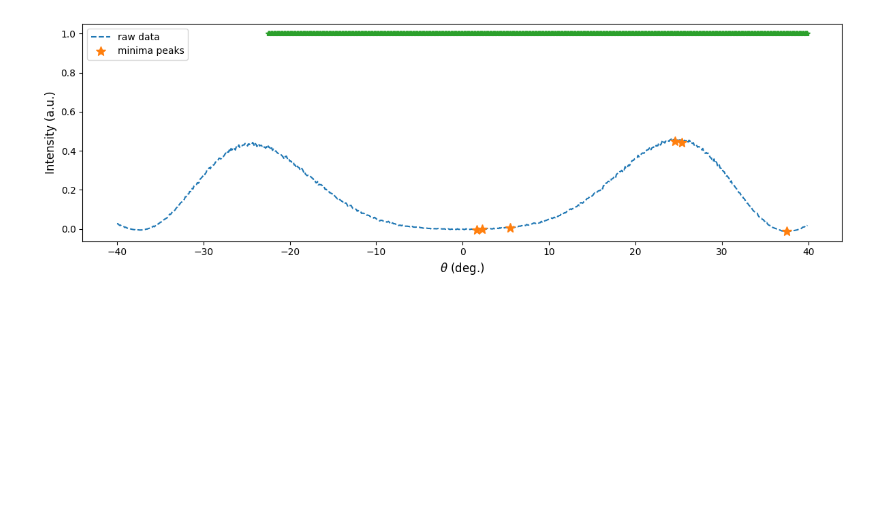
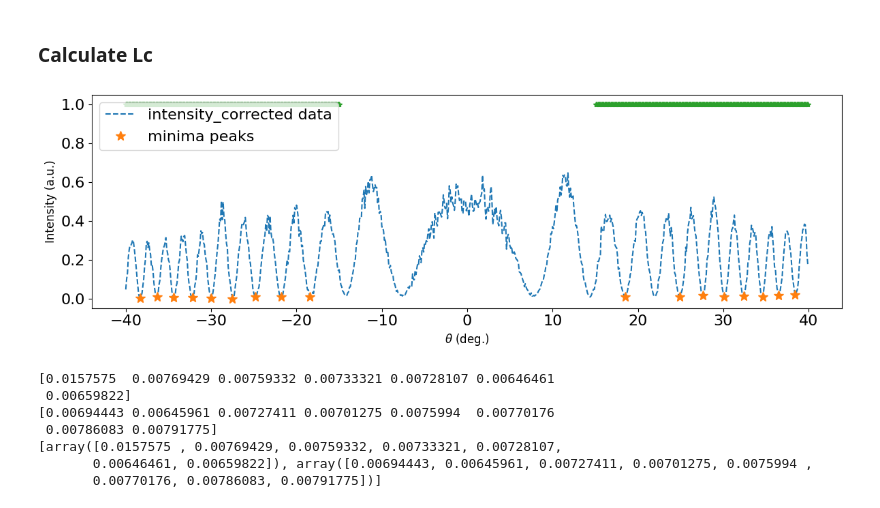
Before and after one commit to ui-kurodai/202510_NLO_measurement, a Jupyter notebook: test_fitting.ipynb, the cells around one changed output. Drawn from its saved outputs; the diff is of its cells as text; code cells hidden in the pictures; blank space fills up the shorter version.

```diff
--- a/test_fitting.ipynb
+++ b/test_fitting.ipynb
@@ -84,0 +91,6 @@ center position:  -37.53907999999998
+# %%
+try:
+    results = strategy.fit_all()
+except Exception as e:
+    print(f"Error:{e}")
+# results = strategy.fit_all()
@@ -85,7 +99,7 @@ center position:  -37.53907999999998
 # %%
 _, fit_offset = strategy._subtract_offset(analysis.data)
 minima_x = x[fit_offset["minima_idx"]]
-minima_y = raw[fit_offset["minima_idx"]]
+minima_y = intensity_corrected[fit_offset["minima_idx"]]
 offset = fit_offset["offset"]
 print("offset: ",offset)
 
@@ -93,7 +107,7 @@ print("offset: ",offset)
 plt.rcParams['font.size'] = 10
 fig, ax = plt.subplots(figsize=(12, 4))
 
-ax.plot(x, raw, label='raw data', linestyle='--')
+ax.plot(x, intensity_corrected, label='intensity_corrected data', linestyle='--')
 ax.plot(minima_x, minima_y, "*", ms=10, label='minima peaks')
 
 ax.set_xlabel(r'$\theta$ (deg.)', fontsize=12)
@@ -122,0 +177,6 @@ Name: position, dtype: float64
+# %%
+L_fit = strategy._fit_L_small_angle(meta, analysis.data)
+print(f"measured thickness:{analysis.meta["thickness_info"]["t_at_thin_end_mm"]}")
+print(L_fit)
+
+L_override = L_fit["L_mm"]
@@ -123,27 +209,45 @@ Name: position, dtype: float64
+# %% [markdown]
+### Calculate Lc
 # %%
-_, fit_Lc = strategy._calc_Lc_large_angle(analysis.meta, analysis.data, [15,180], results["L_mm"])
-minima_x = x[fit_Lc["minima_idx"]]
-minima_y = raw[fit_Lc["minima_idx"]]
+try:
+    _, fit_Lc = strategy._calc_Lc_large_angle(analysis.meta, analysis.data, [15,180], L_fit["L_mm"])
 
-theta_in_range = x[fit_Lc["x_in_range"]]
-y = [1 for i in theta_in_range]
+    minima_x = x[fit_Lc["minima_idx"]]
+    minima_y = intensity_corrected[fit_Lc["minima_idx"]]
+
+    theta_in_range = x[fit_Lc["x_in_range"]]
+    y = [1 for i in theta_in_range]
 
 
-plt.rcParams['font.size'] = 10
-fig, ax = plt.subplots(figsize=(12, 4))
+    plt.rcParams['font.size'] = 10
+    fig, ax = plt.subplots(figsize=(12, 4))
 
-ax.plot(x, raw, label='raw data', linestyle='--')
-ax.plot(minima_x, minima_y, "*", ms=10, label='minima peaks')
-ax.plot(theta_in_range, y, "*")
+    ax.plot(x, intensity_corrected, label='intensity_corrected data', linestyle='--')
+    ax.plot(minima_x, minima_y, "*", ms=10, label='minima peaks')
+    ax.plot(theta_in_range, y, "*")
 
-ax.set_xlabel(r'$\theta$ (deg.)', fontsize=12)
-ax.set_ylabel('Intensity (a.u.)', fontsize=12)
+    ax.set_xlabel(r'$\theta$ (deg.)', fontsize=12)
+    ax.set_ylabel('Intensity (a.u.)', fontsize=12)
 
-# ax.set_xlim(-20, 20)
-# ax.set_ylim(-0.1, 3.2)
+    # ax.set_xlim(-20, 20)
+    # ax.set_ylim(-0.1, 3.2)
 
-fig.tight_layout()
-ax.legend(loc='upper left')
-plt.show()
+    fig.tight_layout()
+    ax.legend(loc='upper left')
+    plt.show()
+
+    print(fit_Lc["dL_pos"])
+    print(fit_Lc["dL_neg"])
+    print(fit_Lc["parts"])
+
+except Exception as e:
+    print(f"Error during '_calc_Lc_large_angle':{e}")
 # %% [output]
-[figure, old version]
+[figure, new version]
+[0.0157575  0.00769429 0.00759332 0.00733321 0.00728107 0.00646461
+ 0.00659822]
+[0.00694443 0.00645961 0.00727411 0.00701275 0.0075994  0.00770176
+ 0.00786083 0.00791775]
+[array([0.0157575 , 0.00769429, 0.00759332, 0.00733321, 0.00728107,
+       0.00646461, 0.00659822]), array([0.00694443, 0.00645961, 0.00727411, 0.00701275, 0.0075994 ,
+       0.00770176, 0.00786083, 0.00791775])]
```
Also changed, not shown: parts of 28 cells of this notebook, 2 other files.
